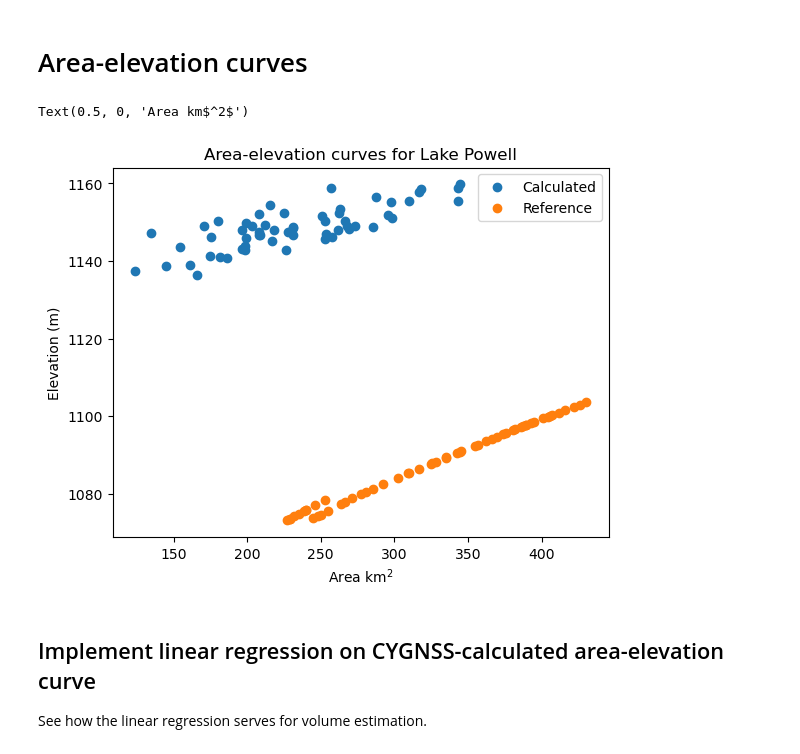
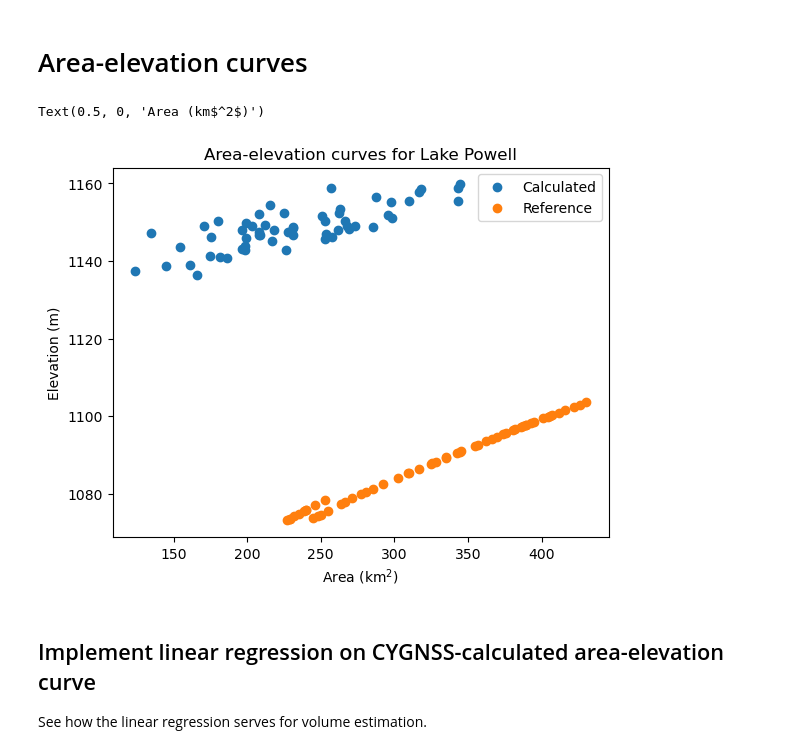
Before and after one commit to ascheliga/CYGNSS-GRACE, a Jupyter notebook: notebooks/Comparison_calc_ref_data.ipynb, the cells around one changed output. Drawn from its saved outputs; the diff is of its cells as text; code cells hidden in the pictures.

```diff
--- a/notebooks/Comparison_calc_ref_data.ipynb
+++ b/notebooks/Comparison_calc_ref_data.ipynb
@@ -172,27 +172,27 @@ plt.ylabel('Elevation in m');
 # %%
 ## Comparison of calculated and reference for Lake Powell
 
 data_type = 'Calculated'
 plt.scatter(area_outputs[0][data_type],elev_outputs[0][data_type],label=data_type)
 
 data_type = 'Reference'
 plt.scatter(area_outputs[0][data_type],elev_outputs[0][data_type],label=data_type)
 
 ax = plt.gca()
 x_tick_vals = ax.get_xticks()
 new_x_ticks = x_tick_vals / (10**6)
 ax.set_xticklabels(new_x_ticks.astype(int))
 
 plt.legend()
 plt.title('Area-elevation curves for Lake Powell')
 plt.ylabel('Elevation (m)')
-plt.xlabel('Area km$^2$')
+plt.xlabel('Area (km$^2$)')
 
 
 # plt.savefig('../figures/area_elev_comp_LakePowell.png')
 # %% [output]
-Text(0.5, 0, 'Area km$^2$')
+Text(0.5, 0, 'Area (km$^2$)')
-[figure, old version]
+[figure, new version]
 # %% [markdown]
 ## Implement linear regression on CYGNSS-calculated area-elevation curve
 See how the linear regression serves for volume estimation.
```
